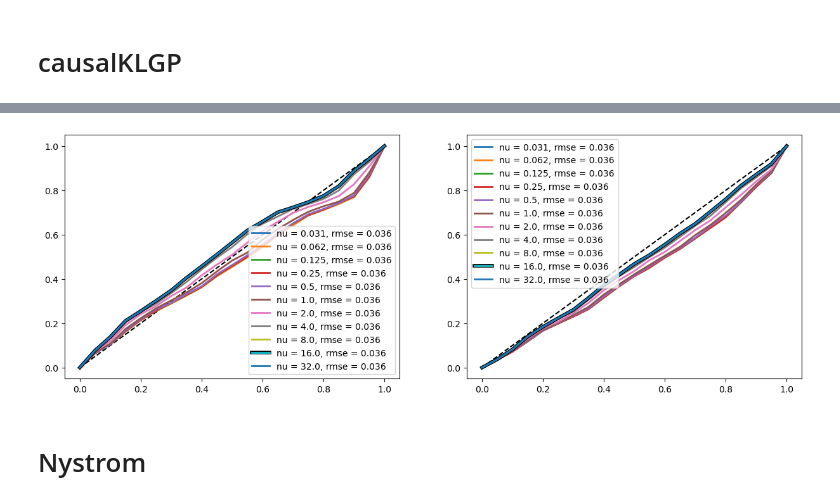
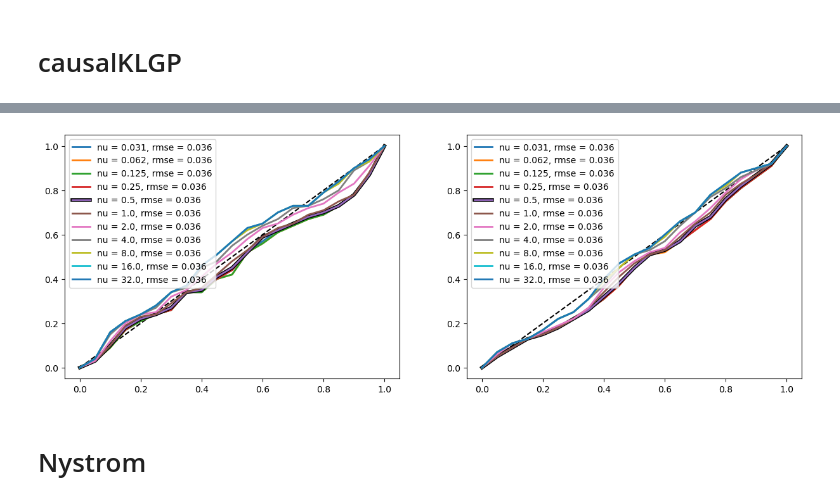
Before and after one commit to HWDance/impspec, a Jupyter notebook: experiments/notebooks/Abelation_full.ipynb, the cells around one changed output, grey strips where cells are left out. Drawn from its saved outputs; the diff is of its cells as text; code cells hidden in the pictures.

```diff
--- a/experiments/notebooks/Abelation_full.ipynb
+++ b/experiments/notebooks/Abelation_full.ipynb
@@ -27,10 +27,10 @@ from src.dgps import *
 # DGP set up
 d = 5
 train_samples = 100
-test_samples = 1000
-noise_variance = 0.01
-doAlower = 0
-doAupper = 1
+test_samples = 100
+noise_variance = 0.5
+doAlower = 0.0
+doAupper = 1.0
 mc_samples_EYdoZ = 10**4
 
 # PLotting settings
@@ -161,0 +172,31 @@ nu =  tensor(16.)
+# %%
+# Getting frequentist calibration levels
+outline=mpe.withStroke(linewidth=4, foreground='black')
+def _round(x, n):
+    return int(x*10**n)/10**n
+
+levels = torch.linspace(0,1,21)[:,None]
+nulist = 2**torch.linspace(-4,4,5)
+z_quantiles = Normal(0, 1).icdf(1-(1-levels)/2)
+Post_levels = torch.zeros((len(nulist),len(doA), len(levels)))
+for k in range(len(nulist)):
+
+    for b in range(bootstrap_replications):
+        Ab, Vb, Yb =  Abelation(train_samples, test_samples, d, noise_variance,
+                                            doAlower, doAupper, mc_samples_EYdoZ, seed = b+1,
+                                           draw_EYdoZ = False)
+
+        # getting post mean predictions
+        mean = causalklgp.post_mean(Yb, Vb, Z=Ab, doZ = doA).detach()
+        var = causalklgp.post_var(Yb, Vb, Z=Ab, doZ = doA, reg = 1e-4, latent = True, nu = nulist[k])
+        var_noise = causalklgp.post_var(Yb, Vb, Z=Ab, doZ = doA, reg = 1e-4, latent = False, nu = nulist[k])
+
+        is_inside_region = ((EYdoA - mean).abs() <= var**0.5 @ z_quantiles.T).float() # len(doZ) x len(levels)
+        Post_levels[k] += is_inside_region/bootstrap_replications
+# %%
+# Plotting
+fig, axs = plt.subplots(1,1,figsize = (8,5))
+axs.plot(levels, levels, ls = "dashed", color = "black")
+for k in range(len(nulist)):
+    axs.plot(levels,Post_levels[k].mean(0), label = "nu = {0}".format(_round(nulist[k],3)), lw = 2, path_effects = [outline]*(best_ind ==k))
+axs.legend()
@@ -162,36 +206,36 @@ nu =  tensor(16.)
 # %%
 # Getting calibration plots
 outline=mpe.withStroke(linewidth=4, foreground='black')
 def _round(x, n):
     return int(x*10**n)/10**n
 
 fig, axs = plt.subplots(1,2,figsize = (15,5))
 levels = torch.linspace(0,1,21)[:,None]
 nulist = 2**torch.linspace(-5,5,11)
 z_quantiles = Normal(0, 1).icdf(1-(1-levels)/2)
 axs[0].plot(levels, levels, ls = "dashed", color = "black")
 axs[1].plot(levels, levels, ls = "dashed", color = "black")
 
 for k in range(len(nulist)):
 
     # getting post mean predictions
     mean = causalklgp.post_mean(Y, V, Z=A, doZ = doA).detach()
     var = causalklgp.post_var(Y, V, Z=A, doZ = doA, reg = 1e-4, latent = True, nu = nulist[k])
     var_noise = causalklgp.post_var(Y, V, Z=A, doZ = doA, reg = 1e-4, latent = False, nu = nulist[k])
 
     # Restricting to in sample distribution
     inds = ((doA[:,0]<=1)*(doA[:,0]>=0))
 
-    posterior_fraction_f = ((EYdoA[inds] - mean[inds]).abs() <= var[inds]**0.5 @ z_quantiles.T).float().mean(0)
-    posterior_fraction_y = ((YdoA[inds] - mean[inds]).abs() <= var_noise[inds]**0.5 @ z_quantiles.T).float().mean(0)
-    rmse = ((EYdoA[inds] - mean[inds])**2).mean()**0.5
+    posterior_fraction_f = ((EYdoA - mean).abs() <= var**0.5 @ z_quantiles.T).float().mean(0)
+    posterior_fraction_y = ((YdoA - mean).abs() <= var_noise**0.5 @ z_quantiles.T).float().mean(0)
+    rmse = ((EYdoA - mean)**2).mean()**0.5
 
     axs[0].plot(levels,posterior_fraction_f, label = "nu = {0}, rmse = {1}".format(_round(nulist[k],3), _round(rmse,3)), lw = 2, path_effects = [outline]*(best_ind ==k))
     axs[1].plot(levels,posterior_fraction_y, label = "nu = {0}, rmse = {1}".format(_round(nulist[k],3), _round(rmse,3)),lw = 2 , path_effects = [outline]*(best_ind ==k))
     axs[0].legend()
     axs[1].legend()
 # %% [output]
-[figure, old version]
+[figure, new version]
 # %% [markdown]
 # Nystrom
 # %%
```
Also changed, not shown: parts of 8 cells of this notebook, 55 other files.
